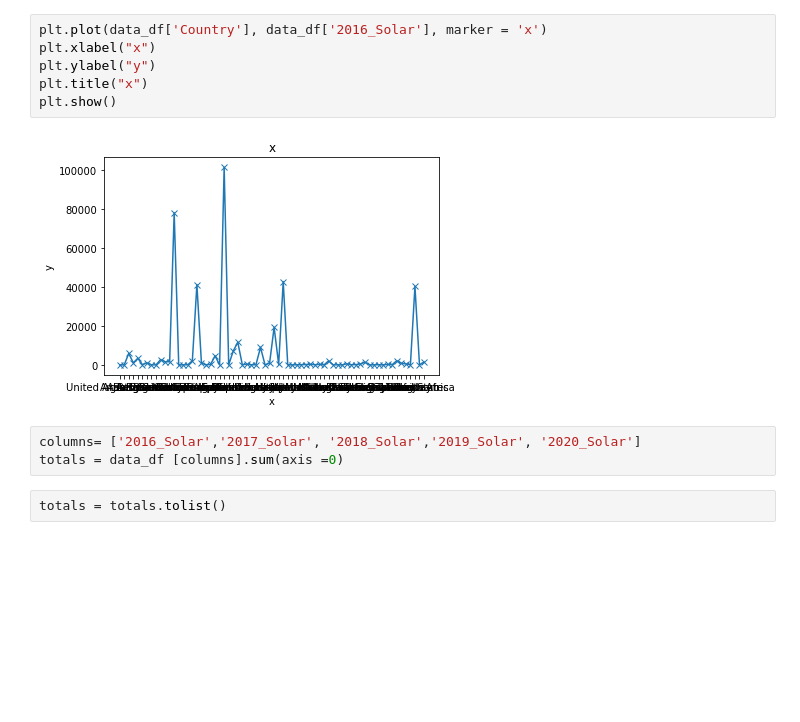
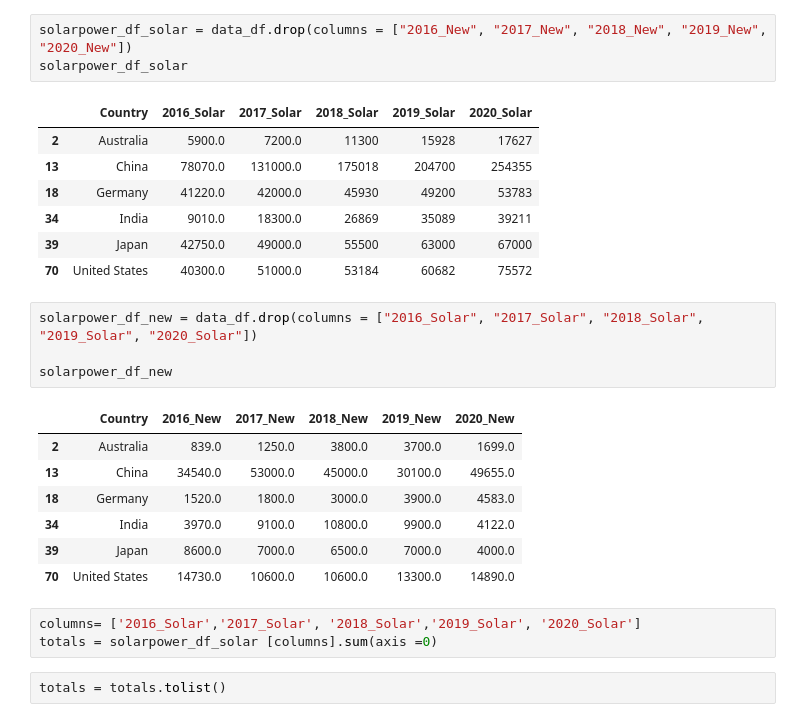
Before and after one commit to ehayyat/project1, a Jupyter notebook: Question 1.ipynb, the cells around one changed output. Cells and saved outputs as stored; diff of their text form; blank space fills up the shorter version.

```diff
--- a/Question 1.ipynb
+++ b/Question 1.ipynb
@@ -48,14 +42,29 @@ data_df
-# %%
-plt.plot(data_df['Country'], data_df['2016_Solar'], marker = 'x')
-plt.xlabel("x")
-plt.ylabel("y")
-plt.title("x")
-plt.show()
-# %% [output]
-[figure, removed]
+# %%
+solarpower_df_solar = data_df.drop(columns = ["2016_New", "2017_New", "2018_New", "2019_New", "2020_New"])
+solarpower_df_solar
+# %% [output]
+|  | Country | 2016_Solar | 2017_Solar | 2018_Solar | 2019_Solar | 2020_Solar |
+| 2 | Australia | 5900.0 | 7200.0 | 11300 | 15928 | 17627 |
+| 13 | China | 78070.0 | 131000.0 | 175018 | 204700 | 254355 |
+| 18 | Germany | 41220.0 | 42000.0 | 45930 | 49200 | 53783 |
+| 34 | India | 9010.0 | 18300.0 | 26869 | 35089 | 39211 |
+| 39 | Japan | 42750.0 | 49000.0 | 55500 | 63000 | 67000 |
+| 70 | United States | 40300.0 | 51000.0 | 53184 | 60682 | 75572 |
+# %%
+solarpower_df_new = data_df.drop(columns = ["2016_Solar", "2017_Solar", "2018_Solar", "2019_Solar", "2020_Solar"])
+
+solarpower_df_new
+# %% [output]
+|  | Country | 2016_New | 2017_New | 2018_New | 2019_New | 2020_New |
+| 2 | Australia | 839.0 | 1250.0 | 3800.0 | 3700.0 | 1699.0 |
+| 13 | China | 34540.0 | 53000.0 | 45000.0 | 30100.0 | 49655.0 |
+| 18 | Germany | 1520.0 | 1800.0 | 3000.0 | 3900.0 | 4583.0 |
+| 34 | India | 3970.0 | 9100.0 | 10800.0 | 9900.0 | 4122.0 |
+| 39 | Japan | 8600.0 | 7000.0 | 6500.0 | 7000.0 | 4000.0 |
+| 70 | United States | 14730.0 | 10600.0 | 10600.0 | 13300.0 | 14890.0 |
 # %%
 columns= ['2016_Solar','2017_Solar', '2018_Solar','2019_Solar', '2020_Solar']
-totals = data_df [columns].sum(axis =0)
+totals = solarpower_df_solar [columns].sum(axis =0)
 # %%
 totals = totals.tolist()
 # %%
```
Also changed, not shown: parts of 15 cells of this notebook.
